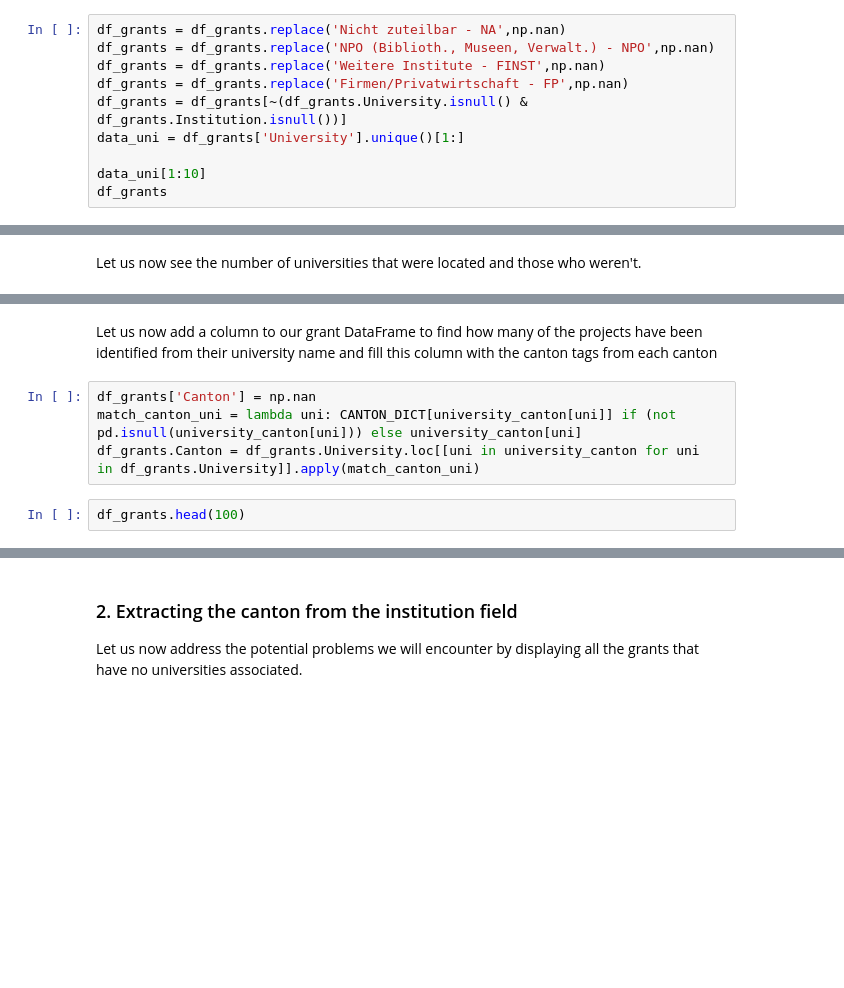
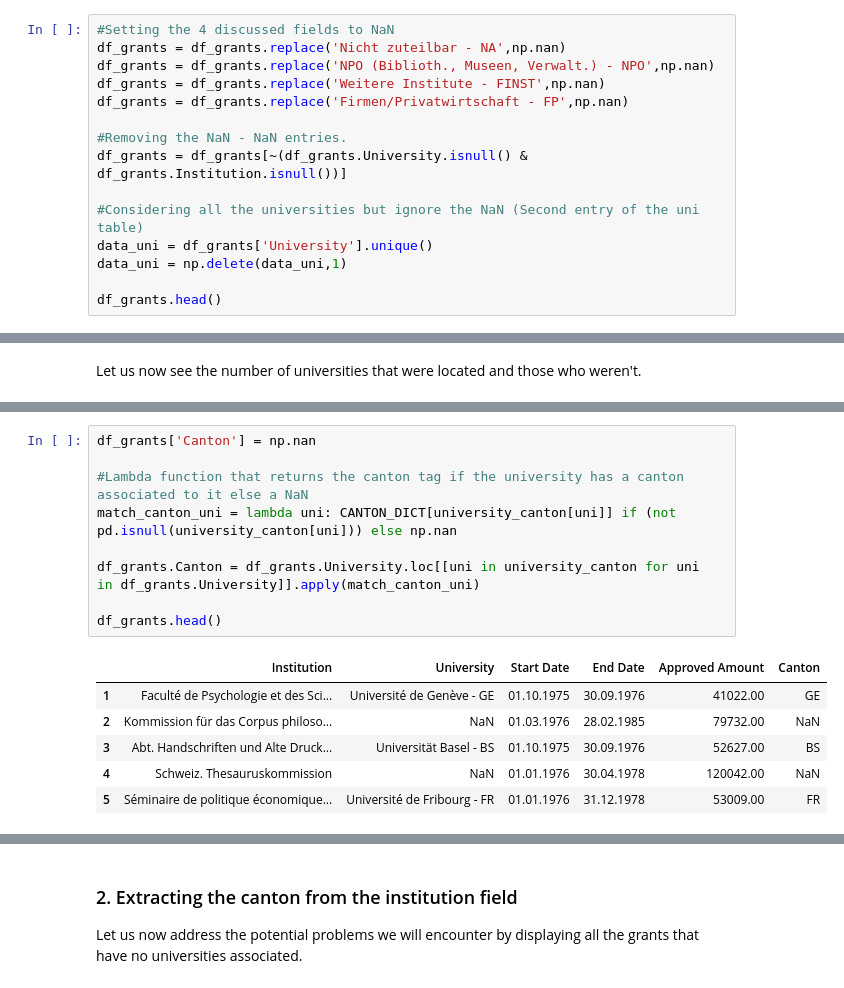
Before and after one commit to AgatheVkc/ada_homework, a Jupyter notebook: 03 - InteractiveViz/Homework3.ipynb, the cells around one changed output, grey strips where cells are left out. Drawn from its saved outputs; the diff is of its cells as text; blank space fills up the shorter version.

```diff
--- a/03 - InteractiveViz/Homework3.ipynb
+++ b/03 - InteractiveViz/Homework3.ipynb
@@ -37,10 +44,15 @@ There is also a second part of data that simply have no university field. The lo
 # %%
+#Setting the 4 discussed fields to NaN
 df_grants = df_grants.replace('Nicht zuteilbar - NA',np.nan)
 df_grants = df_grants.replace('NPO (Biblioth., Museen, Verwalt.) - NPO',np.nan)
 df_grants = df_grants.replace('Weitere Institute - FINST',np.nan)
 df_grants = df_grants.replace('Firmen/Privatwirtschaft - FP',np.nan)
+
+#Removing the NaN - NaN entries.
 df_grants = df_grants[~(df_grants.University.isnull() & df_grants.Institution.isnull())]
-data_uni = df_grants['University'].unique()[1:]
 
-data_uni[1:10]
-df_grants
+#Considering all the universities but ignore the NaN (Second entry of the uni table)
+data_uni = df_grants['University'].unique()
+data_uni = np.delete(data_uni,1)
+
+df_grants.head()
@@ -136,8 +179,16 @@ Sadly, this way only half of the universities were matches. Note that we did sev
-# %% [markdown]
-Let us now add a column to our grant DataFrame to find how many of the projects have been identified from their university name and fill this column with the canton tags from each canton
 # %%
 df_grants['Canton'] = np.nan
-match_canton_uni = lambda uni: CANTON_DICT[university_canton[uni]] if (not pd.isnull(university_canton[uni])) else university_canton[uni]
+
+#Lambda function that returns the canton tag if the university has a canton associated to it else a NaN
+match_canton_uni = lambda uni: CANTON_DICT[university_canton[uni]] if (not pd.isnull(university_canton[uni])) else np.nan
+
 df_grants.Canton = df_grants.University.loc[[uni in university_canton for uni  in df_grants.University]].apply(match_canton_uni)
+
+df_grants.head()
+# %% [output]
+|  | Institution | University | Start Date | End Date | Approved Amount | Canton |
+| 1 | Faculté de Psychologie et des Sci... | Université de Genève - GE | 01.10.1975 | 30.09.1976 | 41022.00 | GE |
+| 2 | Kommission für das Corpus philoso... | NaN | 01.03.1976 | 28.02.1985 | 79732.00 | NaN |
+| 3 | Abt. Handschriften und Alte Druck... | Universität Basel - BS | 01.10.1975 | 30.09.1976 | 52627.00 | BS |
+| 4 | Schweiz. Thesauruskommission | NaN | 01.01.1976 | 30.04.1978 | 120042.00 | NaN |
+| 5 | Séminaire de politique économique... | Université de Fribourg - FR | 01.01.1976 | 31.12.1978 | 53009.00 | FR |
-# %%
-df_grants.head(100)
```
Also changed, not shown: parts of 44 cells of this notebook, 14 other files.
